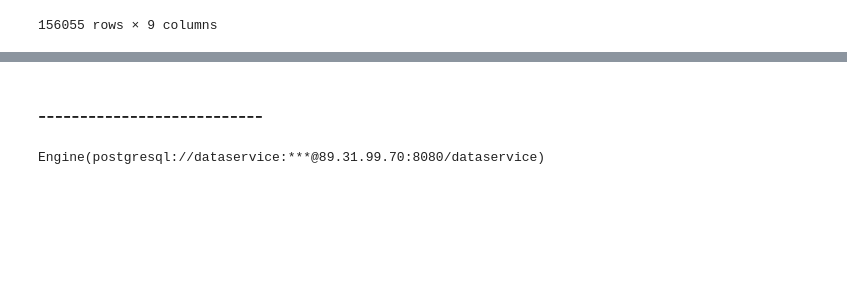
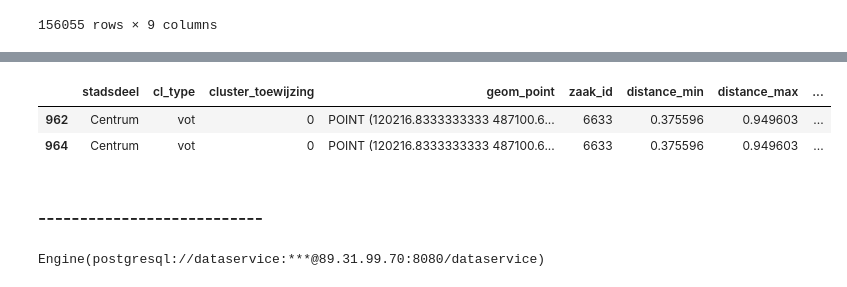
Before and after one commit to rmania/distance_matrix_datapipeline, a Jupyter notebook: munge/distance_test.ipynb, the cells around one changed output, grey strips where cells are left out. Drawn from its saved outputs; the diff is of its cells as text; code cells hidden in the pictures; blank space fills up the shorter version.

```diff
--- a/munge/distance_test.ipynb
+++ b/munge/distance_test.ipynb
@@ -224,0 +276,6 @@ gpd.GeoSeries(ah.geometry.buffer(1000)).plot(ax=ax, color='yellow', alpha=.085)
+# %%
+test_df.head(2)
+# %% [output]
+|  | stadsdeel | cl_type | cluster_toewijzing | geom_point | zaak_id | distance_min | distance_max | ... |
+| 962 | Centrum | vot | 0 | POINT (120216.8333333333 487100.6... | 6633 | 0.375596 | 0.949603 | ... |
+| 964 | Centrum | vot | 0 | POINT (120216.8333333333 487100.6... | 6633 | 0.375596 | 0.949603 | ... |
```
Also changed, not shown: parts of 21 cells of this notebook.
